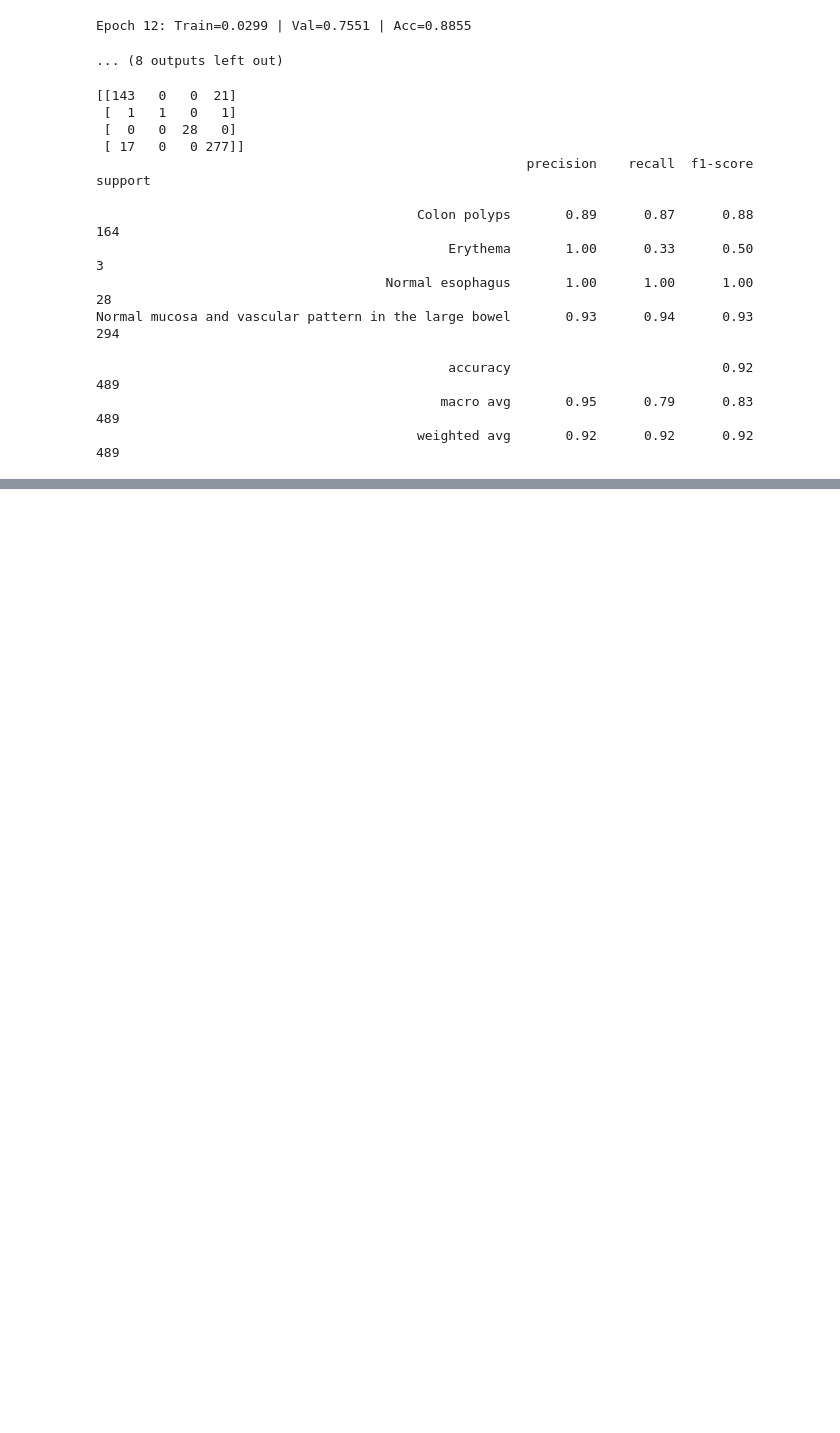
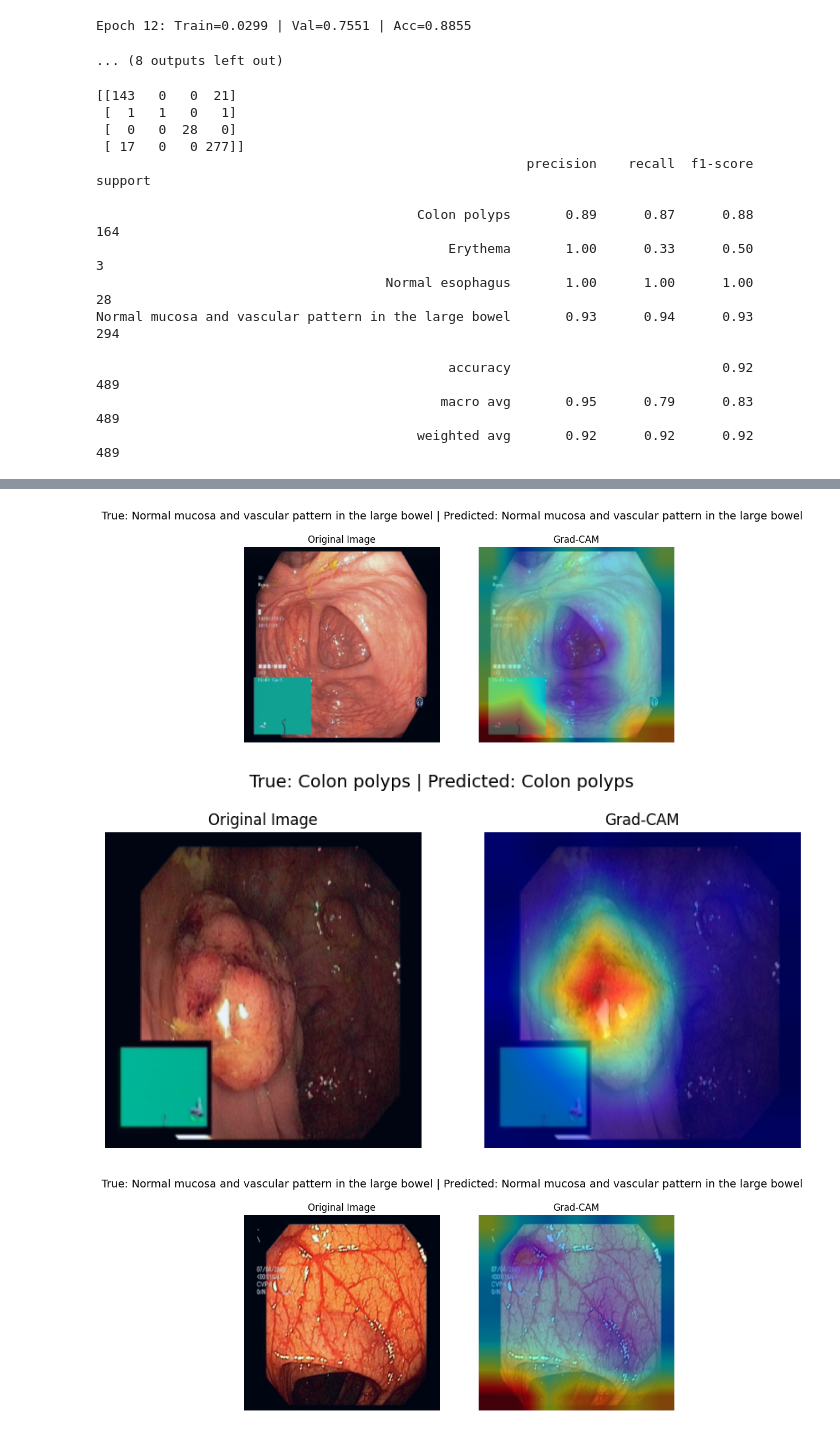
Before and after one commit to narayan-bhattarai/AI-Classification, a Jupyter notebook: GastroVision.ipynb, the cells around one changed output, grey strips where cells are left out. Cells and saved outputs as stored; diff of their text form; code cells hidden in the pictures; blank space fills up the shorter version.

```diff
--- a/GastroVision.ipynb
+++ b/GastroVision.ipynb
@@ -225,0 +294,3 @@ Normal mucosa and vascular pattern in the large bowel       0.93      0.94
+# %%
+# Target last convolution layer of MobileNetV3-Large
+target_layers = [model.features[-1]]
@@ -225,0 +339,8 @@ Normal mucosa and vascular pattern in the large bowel       0.93      0.94
+# %%
+generate_gradcam(model, val_ds, index=4, target_layers=target_layers, class_names=full_dataset.classes)
+generate_gradcam(model, val_ds, index=12, target_layers=target_layers, class_names=full_dataset.classes)
+generate_gradcam(model, val_ds, index=26, target_layers=target_layers, class_names=full_dataset.classes)
+# %% [output]
+[figure, added]
+[figure, added]
+[figure, added]
```
Also changed, not shown: parts of 10 cells of this notebook.
